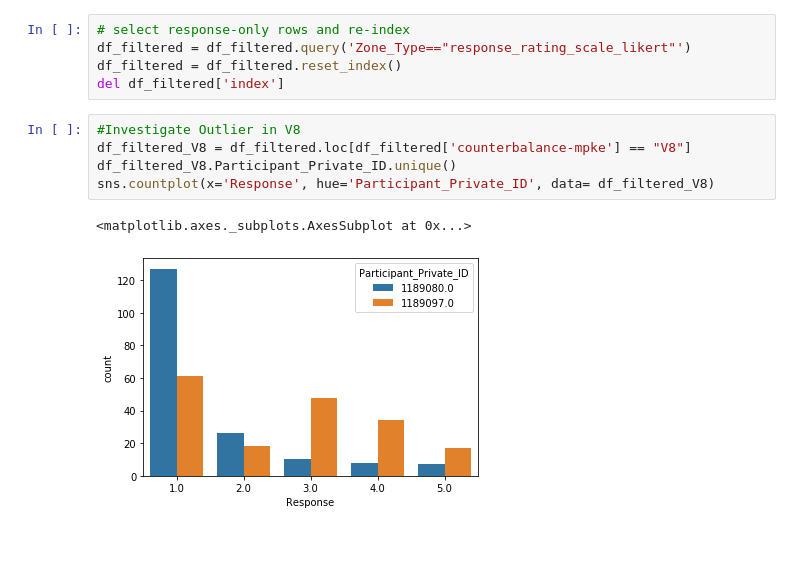
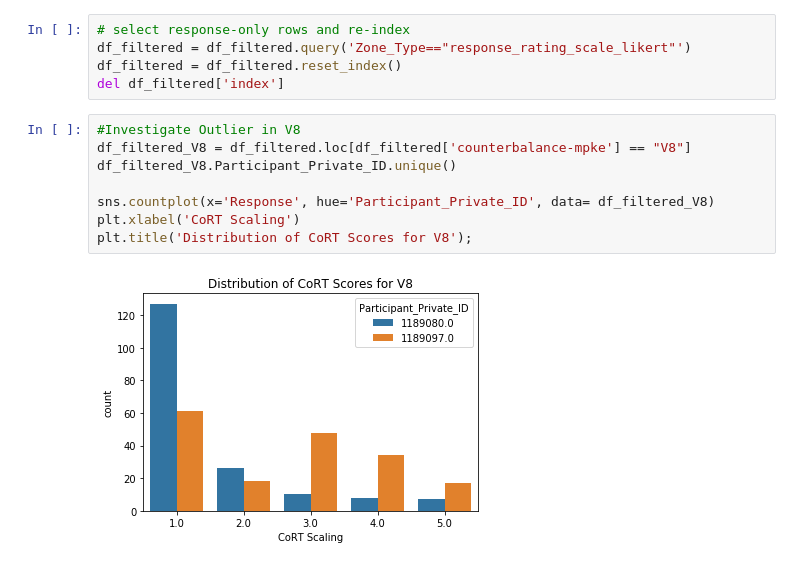
Before and after one commit to sbruinsma1/cort_language, a Jupyter notebook: notebooks/pilot_cort_scaling_gorilla_ana.ipynb, the cells around one changed output. Saved outputs shown, nothing was run; the diff lists cells and outputs as text.

```diff
--- a/notebooks/pilot_cort_scaling_gorilla_ana.ipynb
+++ b/notebooks/pilot_cort_scaling_gorilla_ana.ipynb
@@ -37,11 +48,13 @@ del df_filtered['index']
 # %%
 #Investigate Outlier in V8
 df_filtered_V8 = df_filtered.loc[df_filtered['counterbalance-mpke'] == "V8"]
 df_filtered_V8.Participant_Private_ID.unique()
+
 sns.countplot(x='Response', hue='Participant_Private_ID', data= df_filtered_V8)
+plt.xlabel('CoRT Scaling')
+plt.title('Distribution of CoRT Scores for V8');
 # %% [output]
-<matplotlib.axes._subplots.AxesSubplot at 0x...>
-[figure, old version]
+[figure, new version]
 # %%
 #Drop Outlier in V8
 df_where_outlier = df_filtered[df_filtered.Participant_Private_ID == 1189080.0]
```
Also changed, not shown: parts of 5 cells of this notebook, 1 other file.
